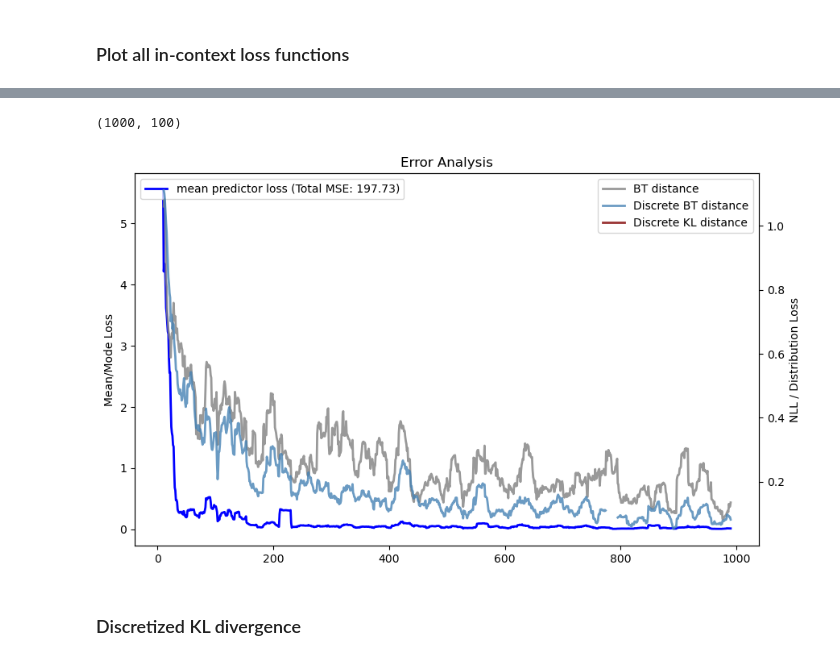
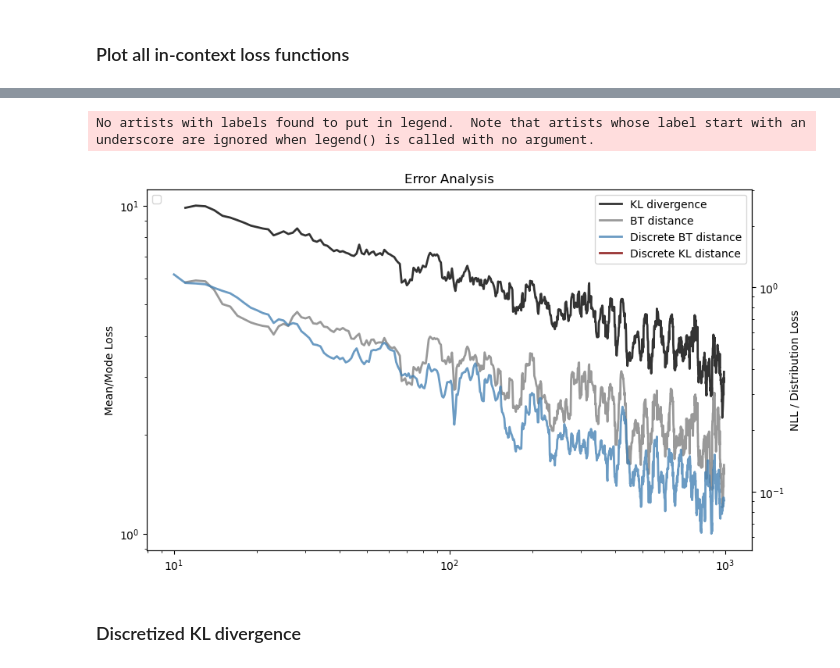
Before and after one commit to AntonioLiu97/llmICL, a Jupyter notebook: multi_digit_distribution_high_res_cache.ipynb, the cells around one changed output, grey strips where cells are left out. Cells and saved outputs as stored; diff of their text form; code cells hidden in the pictures.

Commit message:
add discrete BT distance

```diff
--- a/multi_digit_distribution_high_res_cache.ipynb
+++ b/multi_digit_distribution_high_res_cache.ipynb
@@ -354,6 +355,11 @@ with open(f"MultiPDFList/{datetime.now().strftime('%Y-%m-%d_%H-%M-%S')}.pkl", 'w
 ## model neighbor, depth = -1, prec = 2, logistic map
 with open("MultiPDFList/2023-12-22_21-31-21.pkl", 'rb') as f:
     PDF_list = pickle.load(f)
+# %%
+### tune temperature
+alpha = 2
+for PDF in PDF_list:
+    PDF.rescale_temperature(alpha)
 # %% [markdown]
 ### Calculate true discretized distribution: PDF_list_true
 ### Compute discretized BT and KL loss
@@ -362,9 +368,10 @@ PDF_true_list = copy.deepcopy(PDF_list)
 discrete_BT_loss = []
 discrete_KL_loss = []
 for PDF, PDF_true, true_mean, true_sigma in zip(PDF_list, PDF_true_list, rescaled_true_mean_arr, rescaled_true_sigma_arr):
-    def func(x):
-        return np.exp(- (x - true_mean)**2 / (2 * true_sigma**2)) / true_sigma / np.sqrt(2 * np.pi)
-    PDF_true.discretize(func)
+    def cdf(x):
+        return 0.5 * (1 + erf((x - true_mean) / (true_sigma * np.sqrt(2))))
+
+    PDF_true.discretize(cdf, mode = "cdf")
     PDF_true.compute_stats()
     discrete_BT_loss += [PDF_true.BT_dist(PDF)]
     discrete_KL_loss += [PDF_true.KL_div(PDF)]
@@ -536,11 +536,7 @@ NameError: name 'tokenizer' is not defined
-# %%
-discrete_BT_loss.shape
-# %% [output]
-(1000, 100)
 # %%
 window_size = 20
-xlog = 0
-ylog = 0
+xlog = 1
+ylog = 1
 scale_mean_mode_error = 0
 
 top_hat_kernel = np.ones(window_size) / window_size
@@ -585,38 +581,39 @@ fig, ax1 = plt.subplots(figsize=(10, 6))
 
 # Plotting the averaged errors
 # ax1.plot(np.arange(window_size//2, len(error_mode) - window_size//2 + 1), averaged_error_mode, label=f"mode predictor loss (Total MSE: {np.sum(error_mode):.2f})", linewidth=2, c='lightblue')
-ax1.plot(np.arange(window_size//2, len(error_mean) - window_size//2 + 1), averaged_error_mean, label=f"mean predictor loss (Total MSE: {np.sum(error_mean):.2f})", linewidth=2, c='blue')
+# ax1.plot(np.arange(window_size//2, len(error_mean) - window_size//2 + 1), averaged_error_mean, label=f"mean predictor loss (Total MSE: {np.sum(error_mean):.2f})", linewidth=2, c='blue')
 # ax1.plot(np.arange(window_size//2, len(error_sigma) - window_size//2 + 1), averaged_error_sigma, label=f"sigma loss", linewidth=2, c='green')
 
 ax1.set_ylabel("Mean/Mode Loss")
 ax1.legend(loc='upper left')
 
 ax2 = ax1.twinx()
 # ax2.plot(np.arange(window_size//2, len(NLL_digit) - window_size//2 + 1), averaged_nll_digit, label="NLL Digit Loss", linewidth=2, c='gray', alpha = 0.4)
-# ax2.plot(np.arange(window_size//2, len(KL_loss) - window_size//2 + 1), averaged_KL_loss, label="KL divergence", linewidth=2, c='black', alpha = 0.8)
+ax2.plot(np.arange(window_size//2, len(KL_loss) - window_size//2 + 1), averaged_KL_loss, label="KL divergence", linewidth=2, c='black', alpha = 0.8)
 ax2.plot(np.arange(window_size//2, len(BT_loss) - window_size//2 + 1), averaged_BT_loss, label="BT distance", linewidth=2, c='gray', alpha = 0.8)
 ax2.plot(np.arange(window_size//2, len(discrete_BT_loss) - window_size//2 + 1), averaged_discrete_BT_loss, label="Discrete BT distance", linewidth=2, c='steelblue', alpha = 0.8)
 ax2.plot(np.arange(window_size//2, len(discrete_BT_loss) - window_size//2 + 1), averaged_discrete_KL_loss, label="Discrete KL distance", linewidth=2, c='maroon', alpha = 0.8)
 
 # ax1.plot(X)
 
 ax2.set_ylabel("NLL / Distribution Loss")
 ax2.legend(loc='upper right')
 
 if xlog:
     ax1.set_xscale('log')
     ax2.set_xscale('log')
 
 if ylog:
     ax1.set_yscale('log')
     ax2.set_yscale('log')
 
 # plt.xlim(0,150)
 
 plt.xlabel("Time Steps Seen")
 plt.title("Error Analysis")
 plt.show()
 # %% [output]
+No artists with labels found to put in legend.  Note that artists whose label start with an underscore are ignored when legend() is called with no argument.
-[figure, old version]
+[figure, new version]
 # %% [markdown]
 ### Discretized KL divergence
```
Also changed, not shown: parts of 3 cells of this notebook, 1 other file.
